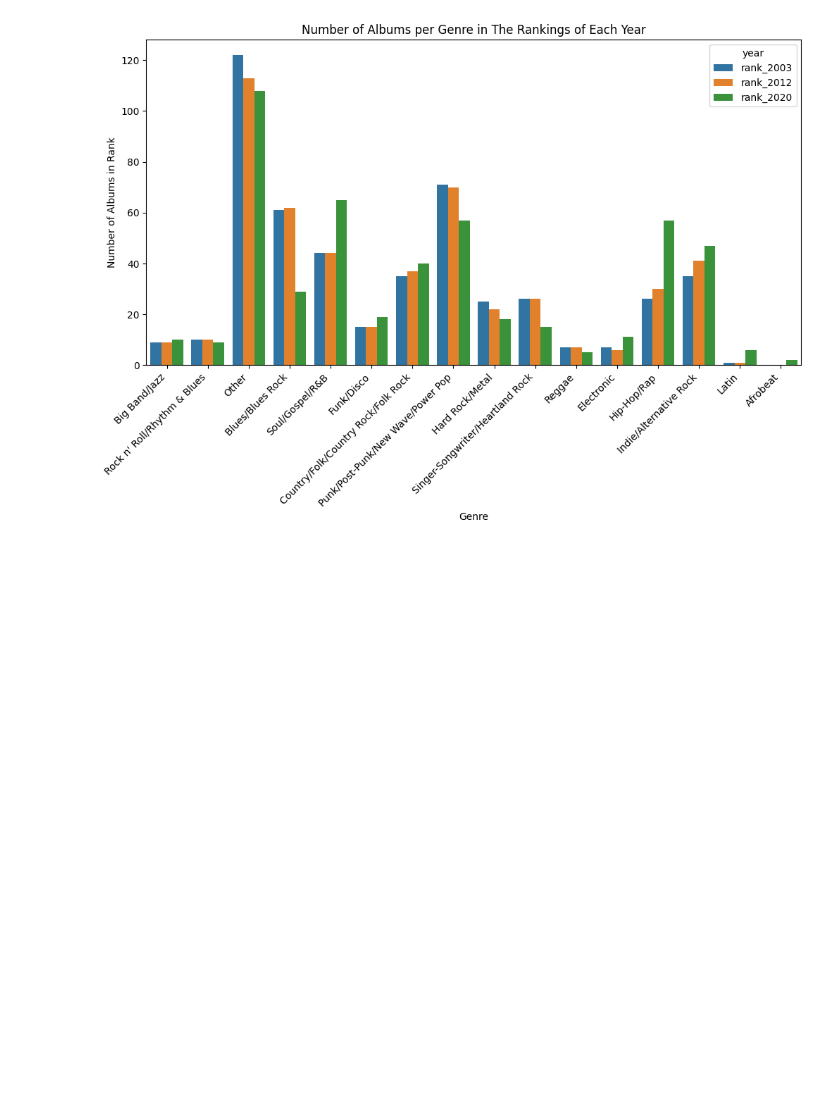
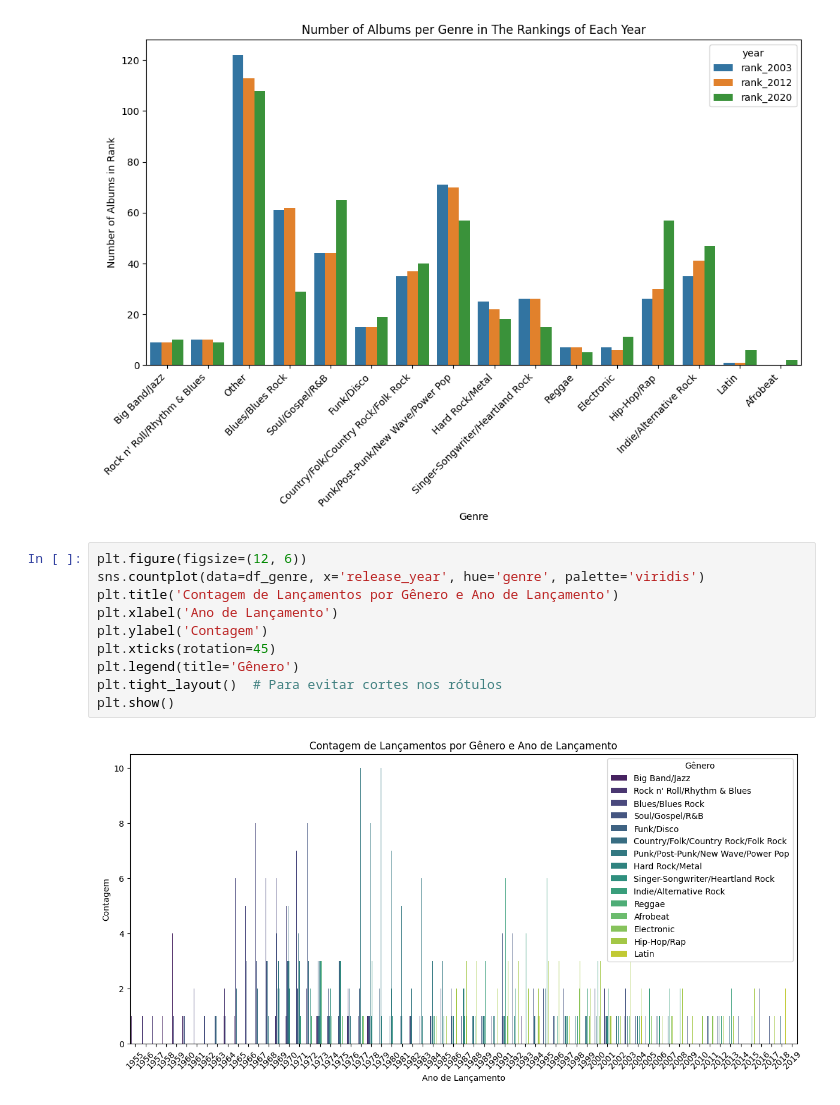
Before and after one commit to mateusono1/Melodia, a Jupyter notebook: Sofia/melodia_notebook.ipynb, the cells around one changed output. Cells and saved outputs as stored; diff of their text form; blank space fills up the shorter version.

```diff
--- a/Sofia/melodia_notebook.ipynb
+++ b/Sofia/melodia_notebook.ipynb
@@ -400,3 +389,15 @@ plt.title('Number of Albums per Genre in The Rankings of Each Year')
 plt.show()
 # %% [output]
 [figure]
+# %%
+plt.figure(figsize=(12, 6))
+sns.countplot(data=df_genre, x='release_year', hue='genre', palette='viridis')
+plt.title('Contagem de Lançamentos por Gênero e Ano de Lançamento')
+plt.xlabel('Ano de Lançamento')
+plt.ylabel('Contagem')
+plt.xticks(rotation=45)
+plt.legend(title='Gênero')
+plt.tight_layout()  # Para evitar cortes nos rótulos
+plt.show()
+# %% [output]
+[figure, added]
```
Also changed, not shown: parts of 10 cells of this notebook.
